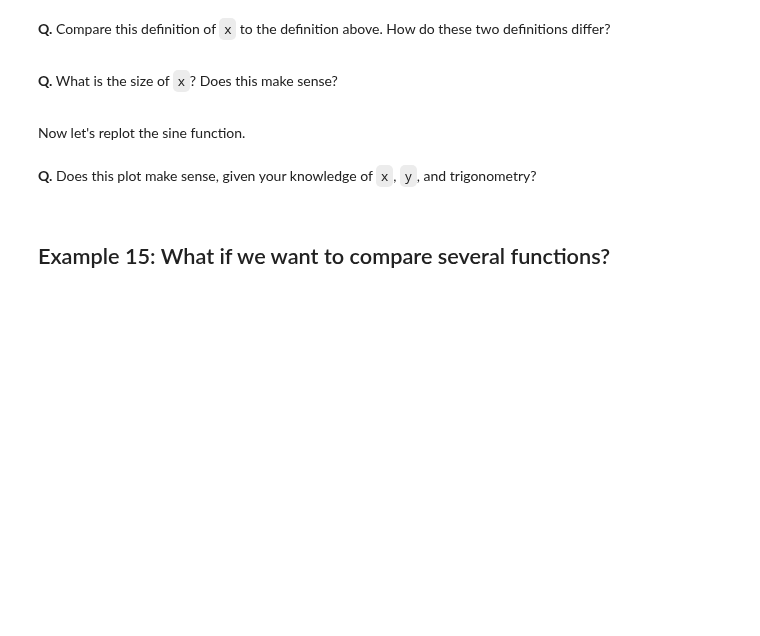
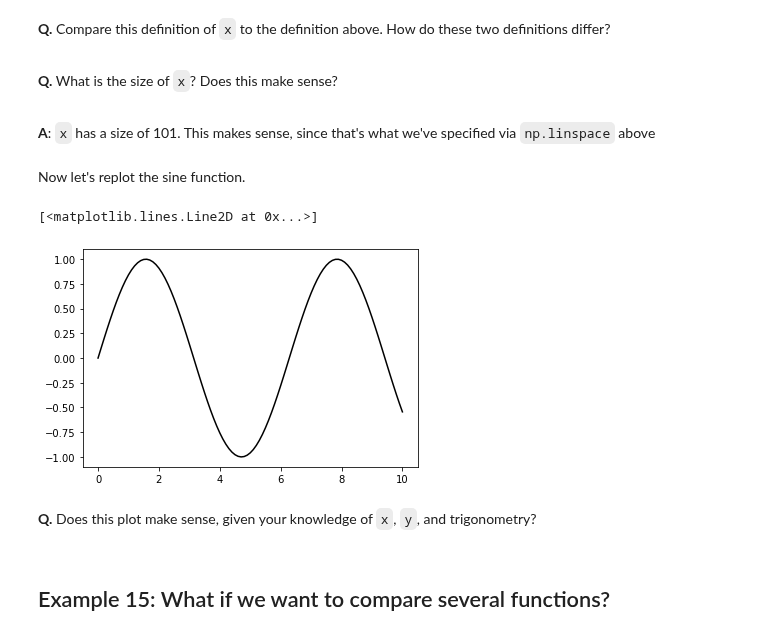
Before and after one commit to jaib1/Case-Studies-Python, a Jupyter notebook: content/01/introduction-to-python.ipynb, the cells around one changed output. Saved outputs shown, nothing was run; the diff lists cells and outputs as text; code cells hidden in the pictures; blank space fills up the shorter version.

```diff
--- a/content/01/introduction-to-python.ipynb
+++ b/content/01/introduction-to-python.ipynb
@@ -518,5 +622,5 @@ plt.show()
  smooth like a sinusoid.  To make the curve smoother,
  let's redefine `x` as,
 # %%
-x = np.linspace(0,10, 101)
+x = np.linspace(0,10,101,dtype=float)
 print(x)
@@ -533,12 +646,18 @@ two definitions differ?
 **Q.**  What is the size of `x`?  Does this make sense?
 
 </div>
+# %% [markdown]
+__A__: `x` has a size of 101. This makes sense, since that's what we've specified via `np.linspace` above
 # %% [markdown]
 Now let's replot the sine function.
 # %%
 y = np.sin(x)
-plt.plot(x,y,'k')   # the 'k' we've added makes the curve black instead of blue
-plt.show()
+
+fig, ax = plt.subplots()
+ax.plot(x,y,'k') # the 'k' we've added makes the curve black instead of blue
+# %% [output]
+[<matplotlib.lines.Line2D at 0x...>]
+[figure, added]
 # %% [markdown]
 <div class="question">
 
```
Also changed, not shown: parts of 47 cells of this notebook.
